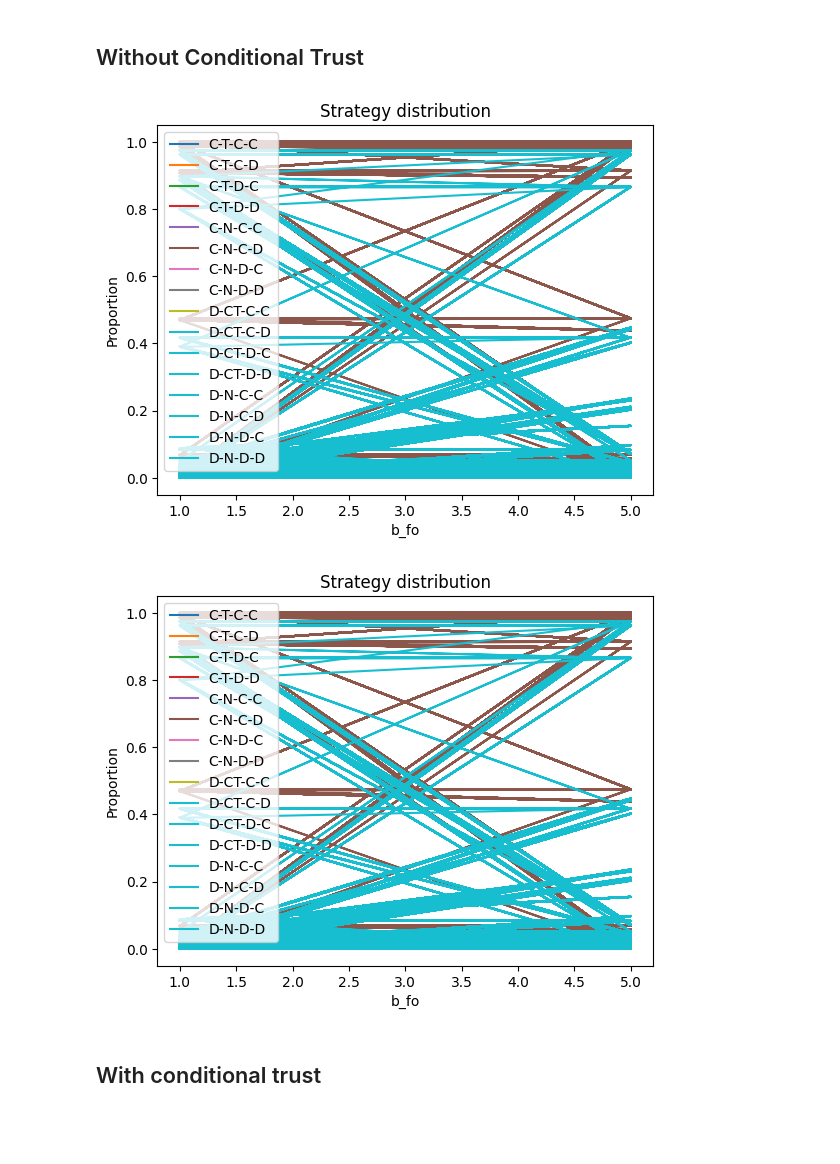
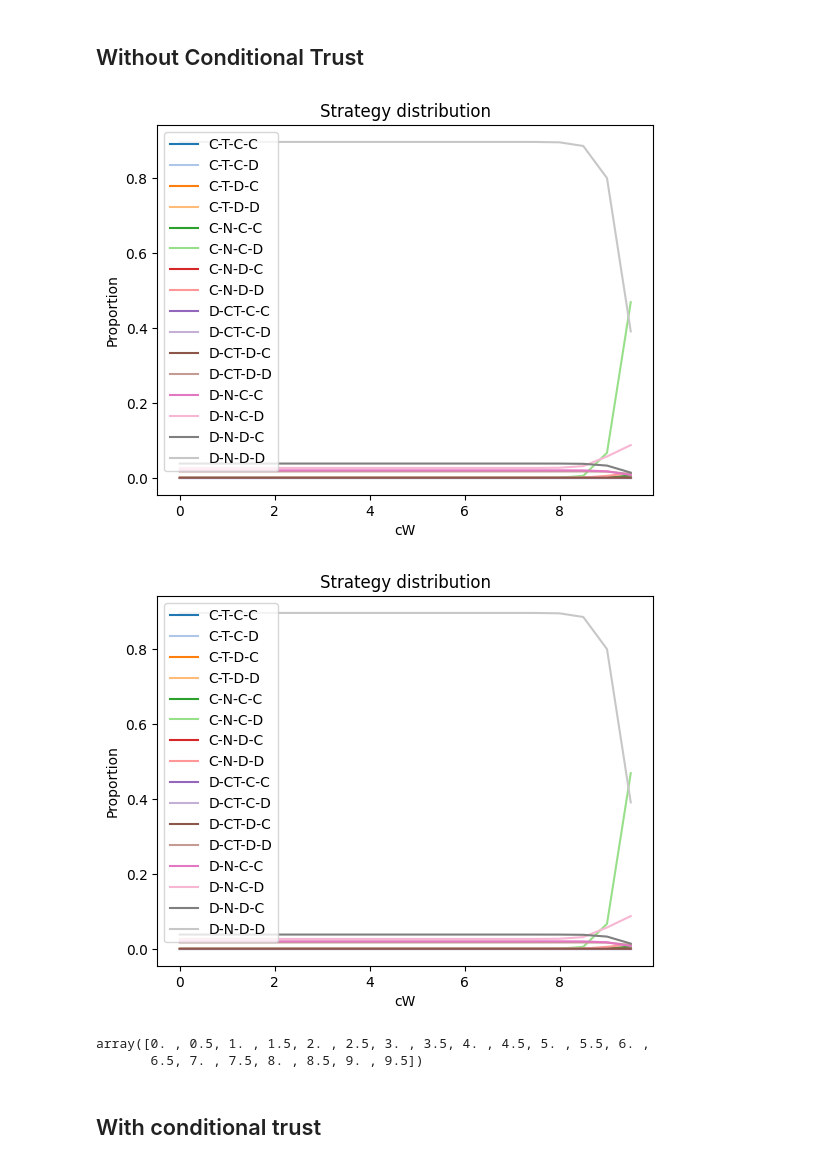
Before and after one commit to PaoloBova/prototype-phd, a Jupyter notebook: nbs/16_ai_trust.ipynb, the cells around one changed output. Drawn from its saved outputs; the diff is of its cells as text; code cells hidden in the pictures; blank space fills up the shorter version.

```diff
--- a/nbs/16_ai_trust.ipynb
+++ b/nbs/16_ai_trust.ipynb
@@ -139,17 +139,27 @@ df["Eps"] = np.round(df["Eps"], 2)
 Note: The results below were run with potentially different parameter settings than you currently see above.
 # %% [markdown]
 ## Without Conditional Trust
-# %%
-plot_utils.plot_strategy_distribution(df[df["Eps"] == 0.2],
-                           results['strategy_set'],
-                           x="b_fo",
-                           x_label="b_fo",
-                           thresholds=None,
-                           stacked=False
-                           )
-# %% [output]
-[figure, removed]
-[figure, removed]
+# %%
+freq_cols = [col for col in df.columns if col.endswith('frequency')]
+
+# We want to vary benefit and cost of investigation
+df_filtered = df[df["Eps"] == 0.2][df["b_fo"] == 1][df["cR"] == 0.5][df["cI"] == 5]
+
+plot_utils.plot_strategy_distribution(df_filtered[df_filtered["bI"]==0.5],
+                           results['strategy_set'],
+                           x="cW",
+                           x_label="cW",
+                           thresholds=None,
+                           stacked=False
+                           )
+# %% [output]
+[figure, added]
+[figure, added]
+# %%
+df_filtered.bI.unique()
+# %% [output]
+array([0. , 0.5, 1. , 1.5, 2. , 2.5, 3. , 3.5, 4. , 4.5, 5. , 5.5, 6. ,
+       6.5, 7. , 7.5, 8. , 8.5, 9. , 9.5])
 # %% [markdown]
 ## With conditional trust
 # %%
```
Also changed, not shown: parts of 3 cells of this notebook, 2 other files.
